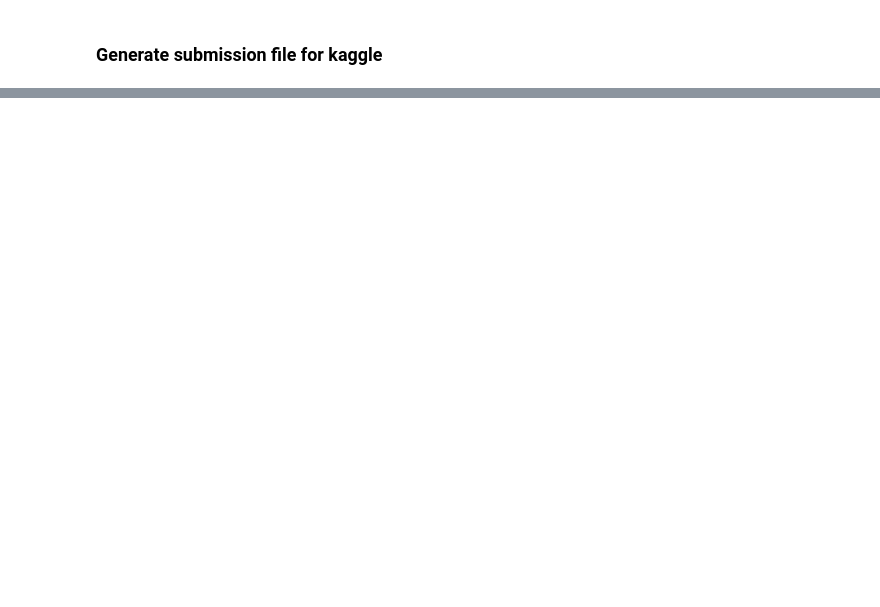
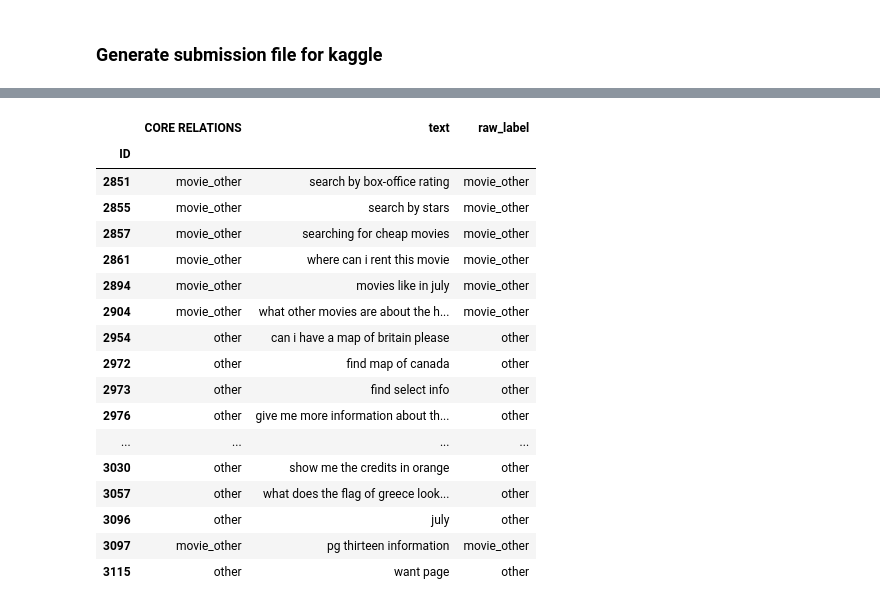
Before and after one commit to MollyZhang/CSE244_ML_for_NLP_HW1, a Jupyter notebook: hw1/run.ipynb, the cells around one changed output, grey strips where cells are left out. Saved outputs shown, nothing was run; the diff lists cells and outputs as text; code cells hidden in the pictures; blank space fills up the shorter version.

```diff
--- a/hw1/run.ipynb
+++ b/hw1/run.ipynb
@@ -96,0 +189,21 @@ ensemble.save_submission_file("all_data")
+# %%
+correct[correct.raw_label.isin(["other", "movie_other"])]
+# %% [output]
+|  | CORE RELATIONS | text | raw_label |
+| ID |  |  |  |
+| 2851 | movie_other | search by box-office rating | movie_other |
+| 2855 | movie_other | search by stars | movie_other |
+| 2857 | movie_other | searching for cheap movies | movie_other |
+| 2861 | movie_other | where can i rent this movie | movie_other |
+| 2894 | movie_other | movies like in july | movie_other |
+| 2904 | movie_other | what other movies are about the h... | movie_other |
+| 2954 | other | can i have a map of britain please | other |
+| 2972 | other | find map of canada | other |
+| 2973 | other | find select info | other |
+| 2976 | other | give me more information about th... | other |
+| ... | ... | ... | ... |
+| 3030 | other | show me the credits in orange | other |
+| 3057 | other | what does the flag of greece look... | other |
+| 3096 | other | july | other |
+| 3097 | movie_other | pg thirteen information | movie_other |
+| 3115 | other | want page | other |
```
Also changed, not shown: parts of 28 cells of this notebook, 20 other files.
